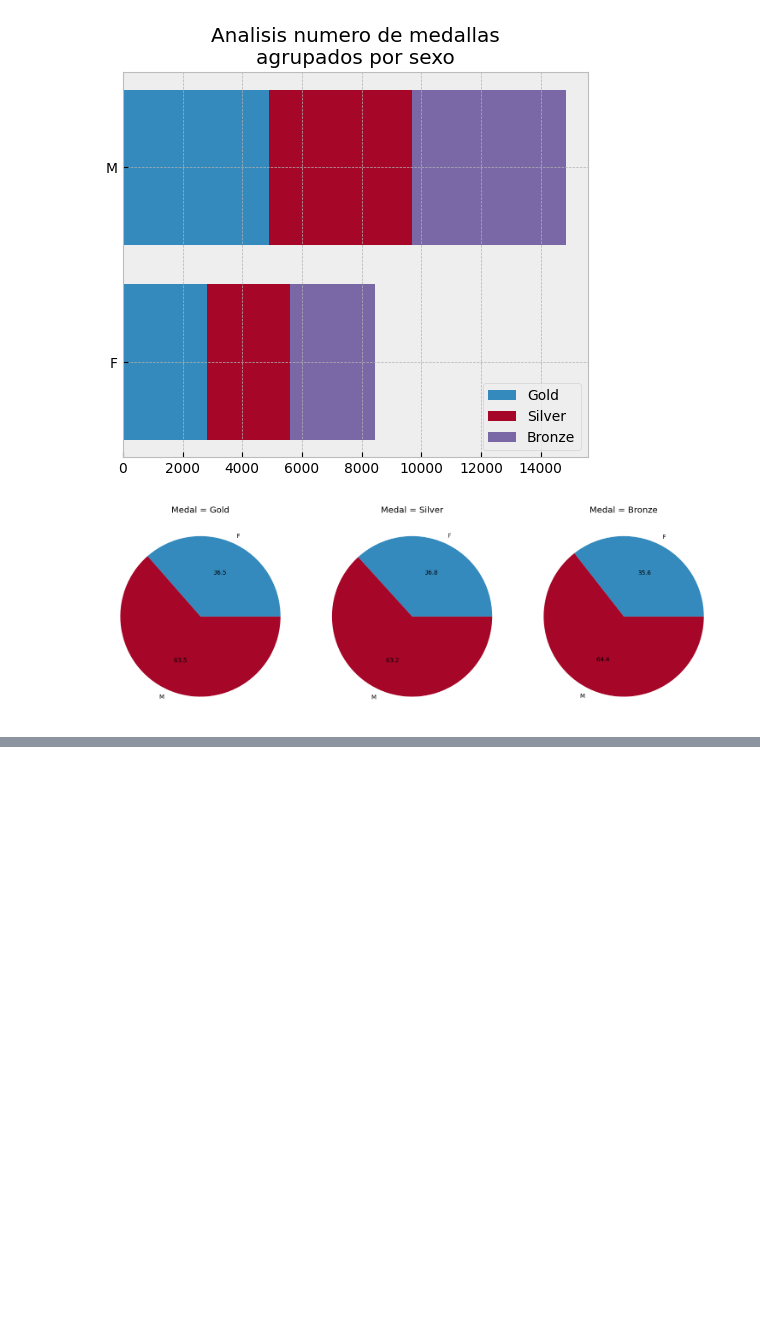
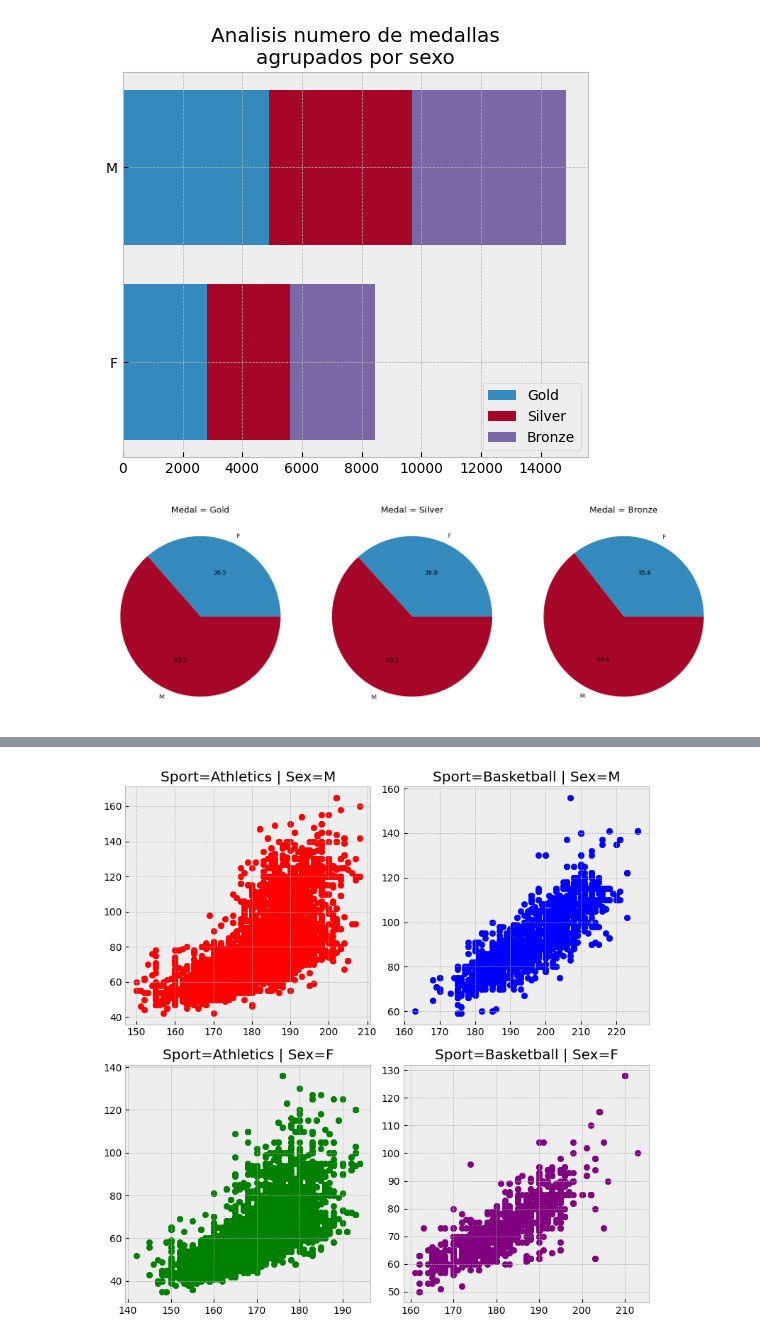
Before and after one commit to EduGatoX/datascience01, a Jupyter notebook: ProyectoDS_ParteII_+Nuñez.ipynb, the cells around one changed output, grey strips where cells are left out. Cells and saved outputs as stored; diff of their text form; code cells hidden in the pictures; blank space fills up the shorter version.

```diff
--- a/ProyectoDS_ParteII_+Nuñez.ipynb
+++ b/ProyectoDS_ParteII_+Nuñez.ipynb
@@ -643,0 +663,27 @@ En relación al gráfico se pueden realizar las siguientes observaciones_
+# %%
+# Se generan graficos de dispersión Height vs Weight, agrupados para Sexo
+# y para Sport=Athletics y Sport=Basketball
+fig, axs = plt.subplots(ncols=2, nrows=2, figsize=(8, 8))
+
+df_athletics = df[df["Sport"] == "Athletics"]
+df_basketball = df[df["Sport"] == "Basketball"]
+
+axs[0, 0].scatter(x=df_athletics[df_athletics["Sex"] == "M"]["Height"],
+                  y=df_athletics[df_athletics["Sex"] == "M"]["Weight"], c="red")
+axs[0, 0].set_title("Sport=Athletics | Sex=M")
+
+axs[0, 1].scatter(x=df_basketball[df_basketball["Sex"] == "M"]["Height"],
+                  y=df_basketball[df_basketball["Sex"] == "M"]["Weight"], c="blue")
+axs[0, 1].set_title("Sport=Basketball | Sex=M")
+
+axs[1, 0].scatter(x=df_athletics[df_athletics["Sex"] == "F"]["Height"],
+                  y=df_athletics[df_athletics["Sex"] == "F"]["Weight"], c="green")
+axs[1, 0].set_title("Sport=Athletics | Sex=F")
+
+axs[1, 1].scatter(x=df_basketball[df_basketball["Sex"] == "F"]["Height"],
+                  y=df_basketball[df_basketball["Sex"] == "F"]["Weight"], c="purple")
+axs[1, 1].set_title("Sport=Basketball | Sex=F")
+
+plt.tight_layout()
+# %% [output]
+[figure, added]
```
Also changed, not shown: parts of 18 cells of this notebook.
